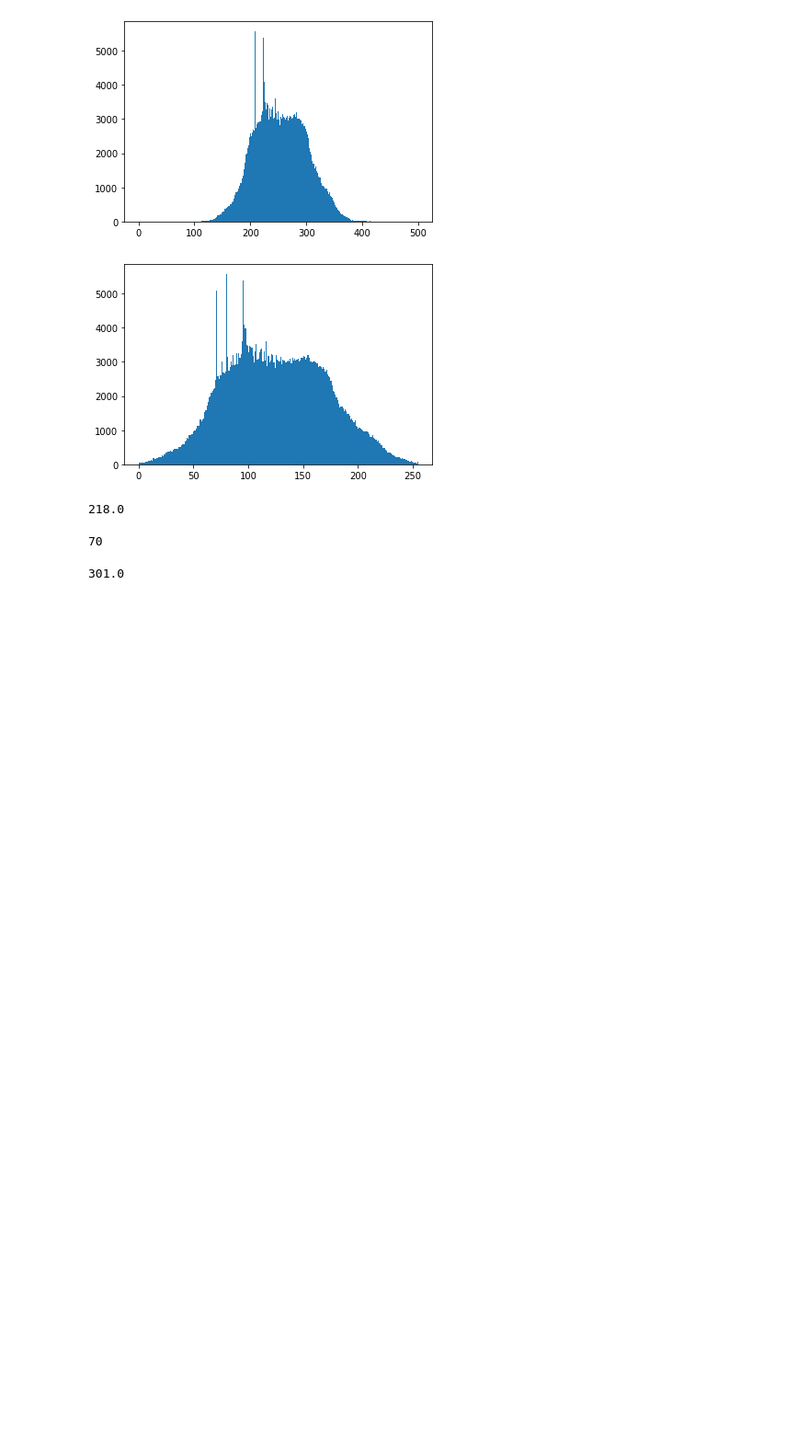
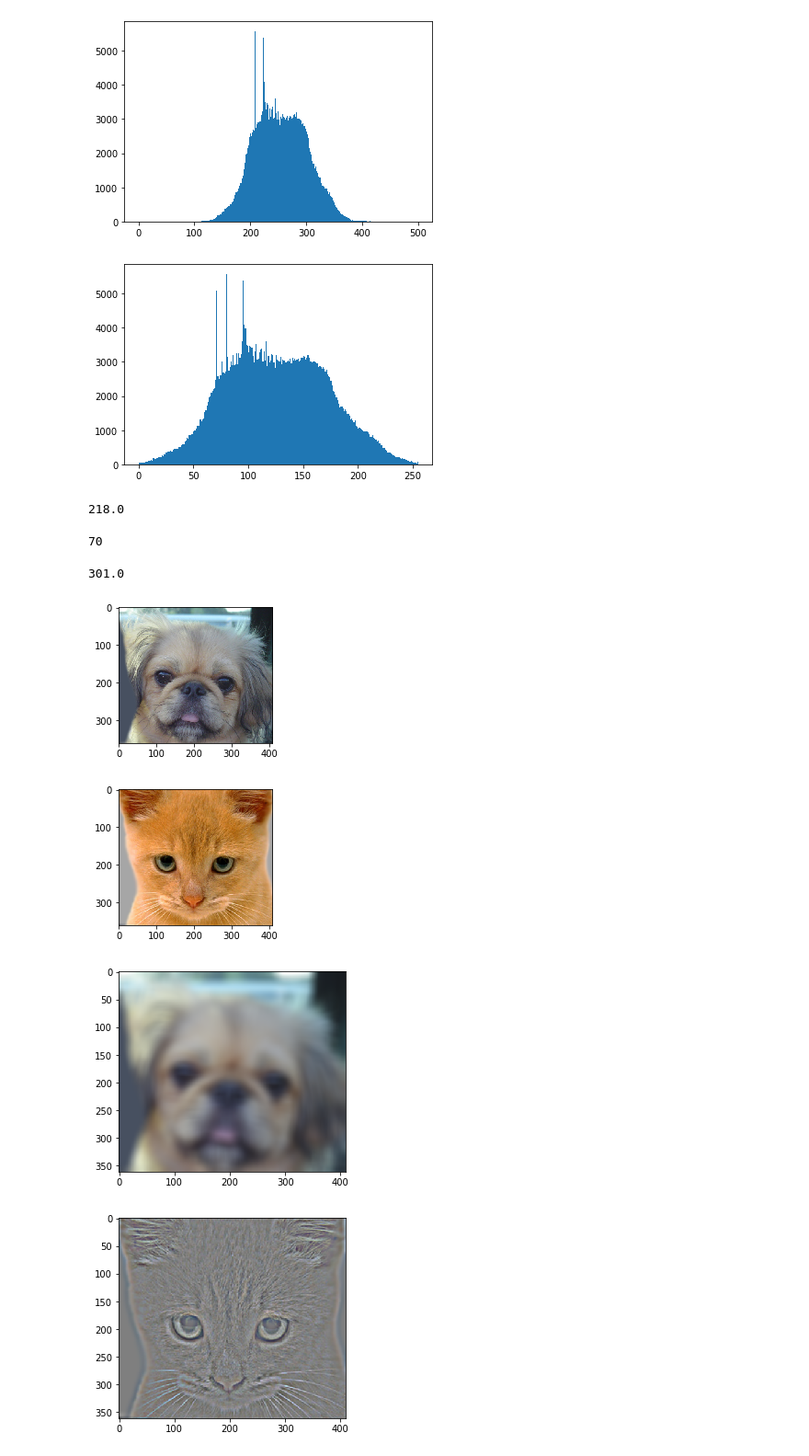
Before and after one commit to AlaaRoshdy/hybrid_image, a Jupyter notebook: Report.ipynb, the cells around one changed output. Shown at 92% size. Saved outputs shown, nothing was run; the diff lists cells and outputs as text; code cells hidden in the pictures; blank space fills up the shorter version.

Commit message:
one last check, all perfect

```diff
--- a/Report.ipynb
+++ b/Report.ipynb
@@ -87,3 +87,62 @@ my_blur[0,0,0]
 test[0,0,0]+my_blur[0,0,0]
 # %% [output]
 301.0
+# %%
+# Project Image Filtering and Hybrid Images - Generate Hybrid Image
+# Based on previous and current work
+# by James Hays for CSCI 1430 @ Brown and
+# CS 4495/6476 @ Georgia Tech
+import numpy as np
+import matplotlib
+import matplotlib.pyplot as plt
+from helpers import vis_hybrid_image, load_image, save_image, my_imfilter, gen_hybrid_image
+
+# Before trying to construct hybrid images, it is suggested that you
+# implement my_imfilter in helpers.py and then debug it using proj1_part1.py
+
+# Debugging tip: You can split your python code and print in between
+# to check if the current states of variables are expected or use a proper debugger.
+
+## Setup
+# Read images and convert to floating point format
+image1 = load_image('../data/dog.bmp')
+image2 = load_image('../data/cat.bmp')
+
+# display the dog and cat images
+plt.figure(figsize=(3,3))
+plt.imshow((image1*255).astype(np.uint8))
+plt.figure(figsize=(3,3))
+plt.imshow((image2*255).astype(np.uint8))
+
+# For your write up, there are several additional test cases in 'data'.
+# Feel free to make your own, too (you'll need to align the images in a
+# photo editor such as Photoshop).
+# The hybrid images will differ depending on which image you
+# assign as image1 (which will provide the low frequencies) and which image
+# you asign as image2 (which will provide the high frequencies)
+
+## Hybrid Image Construction ##
+# cutoff_frequency is the standard deviation, in pixels, of the Gaussian#
+# blur that will remove high frequencies. You may tune this per image pair
+# to achieve better results.
+cutoff_frequency = 500
+low_frequencies, high_frequencies, hybrid_image = gen_hybrid_image(image1, image2, cutoff_frequency)
+
+## Visualize and save outputs ##
+plt.figure()
+plt.imshow((low_frequencies*255).astype(np.uint8))
+plt.figure()
+plt.imshow(((high_frequencies+0.5)*255).astype(np.uint8))
+vis = vis_hybrid_image(hybrid_image)
+plt.figure(figsize=(20, 20))
+plt.imshow(vis)
+
+save_image('../results/low_frequencies.jpg', low_frequencies)
+save_image('../results/high_frequencies.jpg', np.clip((high_frequencies+0.5),0,1))
+save_image('../results/hybrid_image.jpg', hybrid_image)
+save_image('../results/hybrid_image_scales.jpg', vis)
+# %% [output]
+[figure, added]
+[figure, added]
+[figure, added]
+[figure, added]
```
Also changed, not shown: parts of 1 cell of this notebook, 10 other files.
